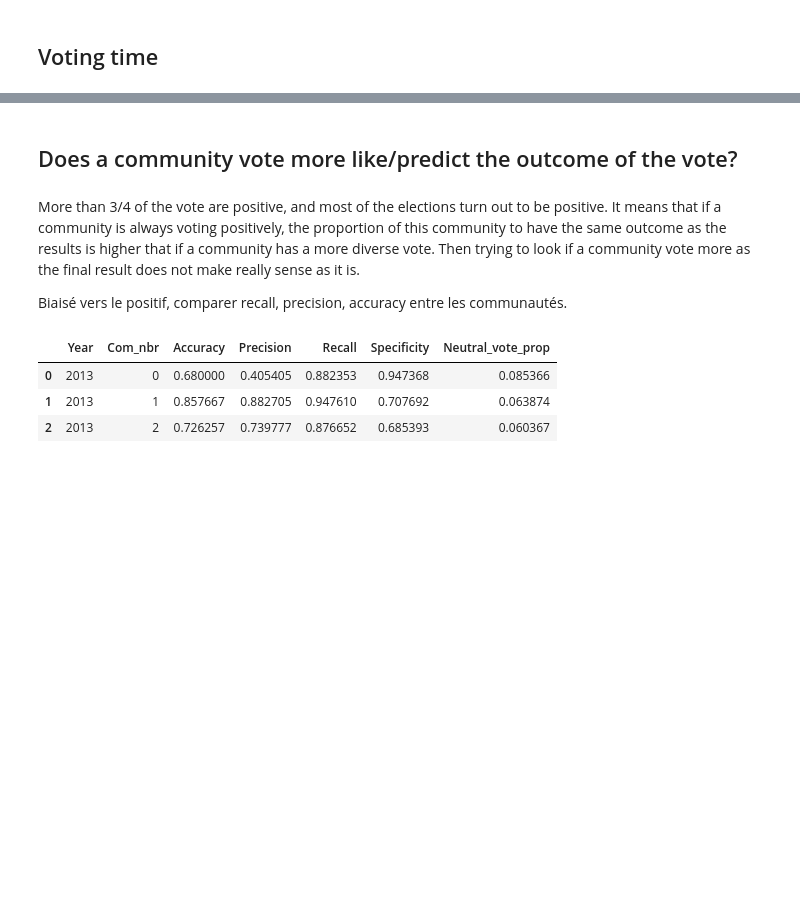
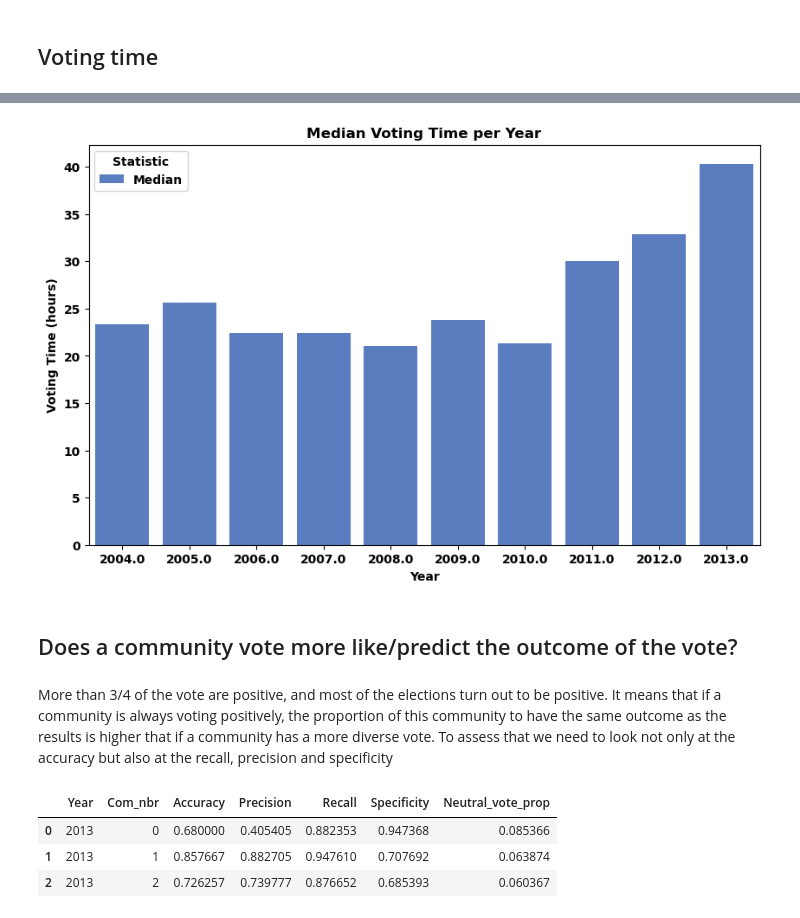
Before and after one commit to epfl-ada/ada-2023-project-abracadabra, a Jupyter notebook: community_analysis.ipynb, the cells around one changed output, grey strips where cells are left out. Drawn from its saved outputs; the diff is of its cells as text; code cells hidden in the pictures; blank space fills up the shorter version.

```diff
--- a/community_analysis.ipynb
+++ b/community_analysis.ipynb
@@ -149,9 +155,15 @@ On peut comparer le temps median/moyen de vote pour chaque année et regarder si
+# %%
+median_voting_time_per_year = df_vote_evolution.groupby('Year')['Voting_time'].median()
+median_whole_years = pd.DataFrame(columns=['Year', 'Median'])
+median_whole_years['Year'] = list(median_voting_time_per_year.index)
+median_whole_years['Median'] = list(median_voting_time_per_year.values)
+plot_voting_time_on_whole_year(median_whole_years)
+# %% [output]
+[figure, added]
 # %% [markdown]
 ## Does a community vote more like/predict the outcome of the vote?
 # %% [markdown]
-More than 3/4 of the vote are positive, and most of the elections turn out to be positive. It means that if a community is always voting positively, the proportion of this community to have the same outcome as the results is higher that if a community has a more diverse vote. Then trying to look if a community vote more as the final result does not make really sense as it is.
-
-Biaisé vers le positif, comparer recall, precision, accuracy entre les communautés.
+More than 3/4 of the vote are positive, and most of the elections turn out to be positive. It means that if a community is always voting positively, the proportion of this community to have the same outcome as the results is higher that if a community has a more diverse vote. To assess that we need to look not only at the accuracy but also at the recall, precision and specificity
 # %%
 #create the df
 df_recall_accuracy_precision_com = pd.DataFrame(columns=['Year', 'Com_nbr', 'Accuracy', 'Precision', 'Recall'])
```
Also changed, not shown: parts of 8 cells of this notebook, 1 other file.
